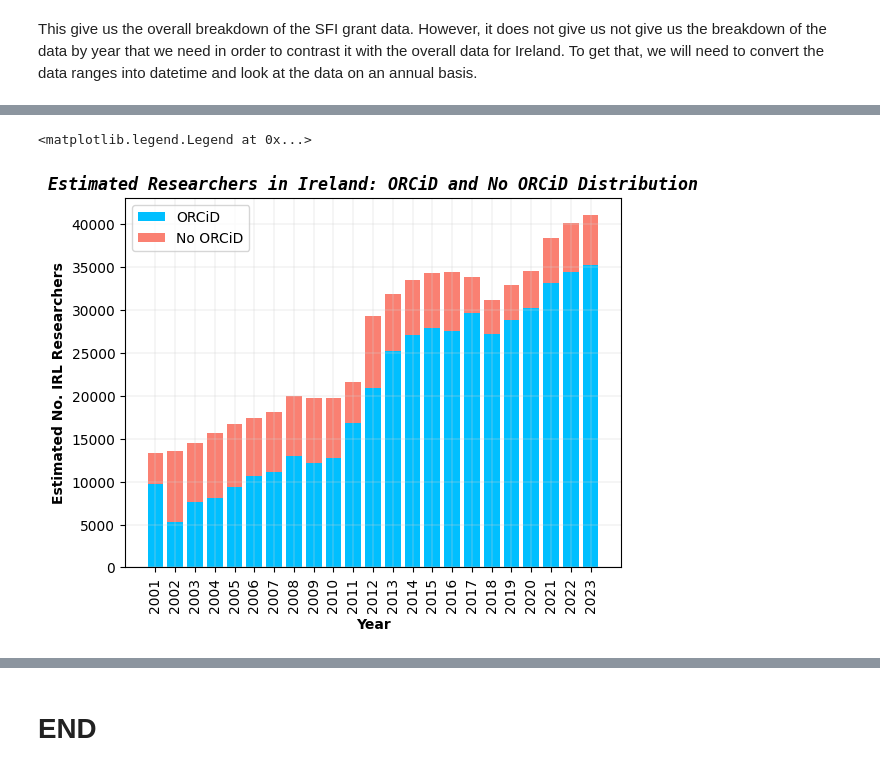
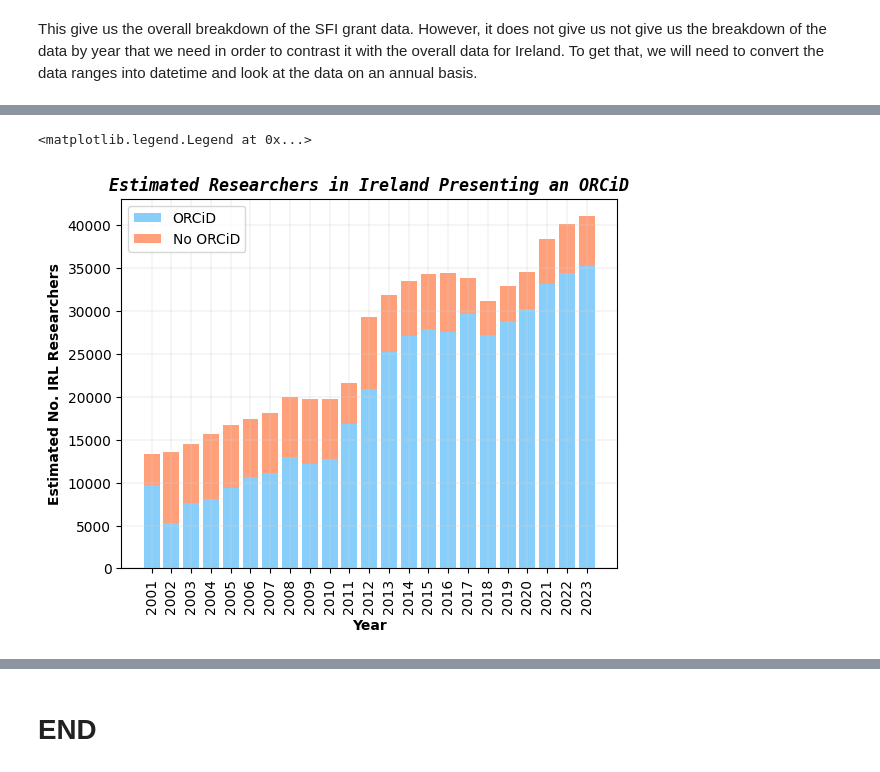
Before and after one commit to NeilTynan/4369_Project, a Jupyter notebook: project.ipynb, the cells around one changed output, grey strips where cells are left out. Drawn from its saved outputs; the diff is of its cells as text; code cells hidden in the pictures.

```diff
--- a/project.ipynb
+++ b/project.ipynb
@@ -308,15 +309,15 @@ plt.show()
 # %%
 # Generate stacked bar chart for easy comparison of the overall numbers in both categories
 fig, ax = plt.subplots()
-ax.bar(data.index, data["ORCiD"], label='ORCiD', color='deepskyblue')
-ax.bar(data.index, data["NoORCiD"], bottom=data["ORCiD"], label='No ORCiD', color='salmon')
-ax.set_title("Estimated Researchers in Ireland: ORCiD and No ORCiD Distribution", fontweight='bold', style='italic', family='monospace')
+ax.bar(data.index, data["ORCiD"], label='ORCiD', color='lightskyblue')
+ax.bar(data.index, data["NoORCiD"], bottom=data["ORCiD"], label='No ORCiD', color='lightsalmon')
+ax.set_title("Estimated Researchers in Ireland Presenting an ORCiD", fontweight='bold', style='italic', family='monospace')
 ax.set_xlabel("Year", fontweight='bold')
 ax.set_ylabel("Estimated No. IRL Researchers", fontweight='bold')
 ax.grid(color='lightgrey', linestyle='-', linewidth=0.3)
 ax.set_xticks(data.index)
 ax.set_xticklabels(data.index, rotation=90)
 ax.legend()
 # %% [output]
 <matplotlib.legend.Legend at 0x...>
-[figure, old version]
+[figure, new version]
```
Also changed, not shown: parts of 28 cells of this notebook, 1 other file.
